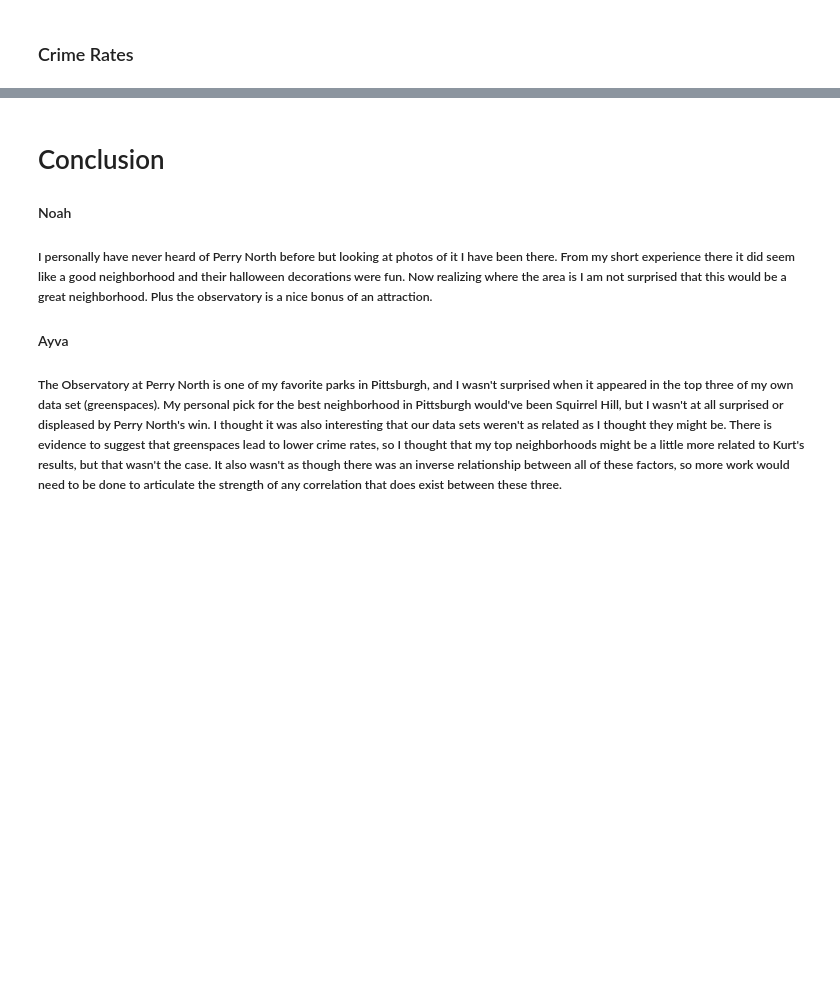
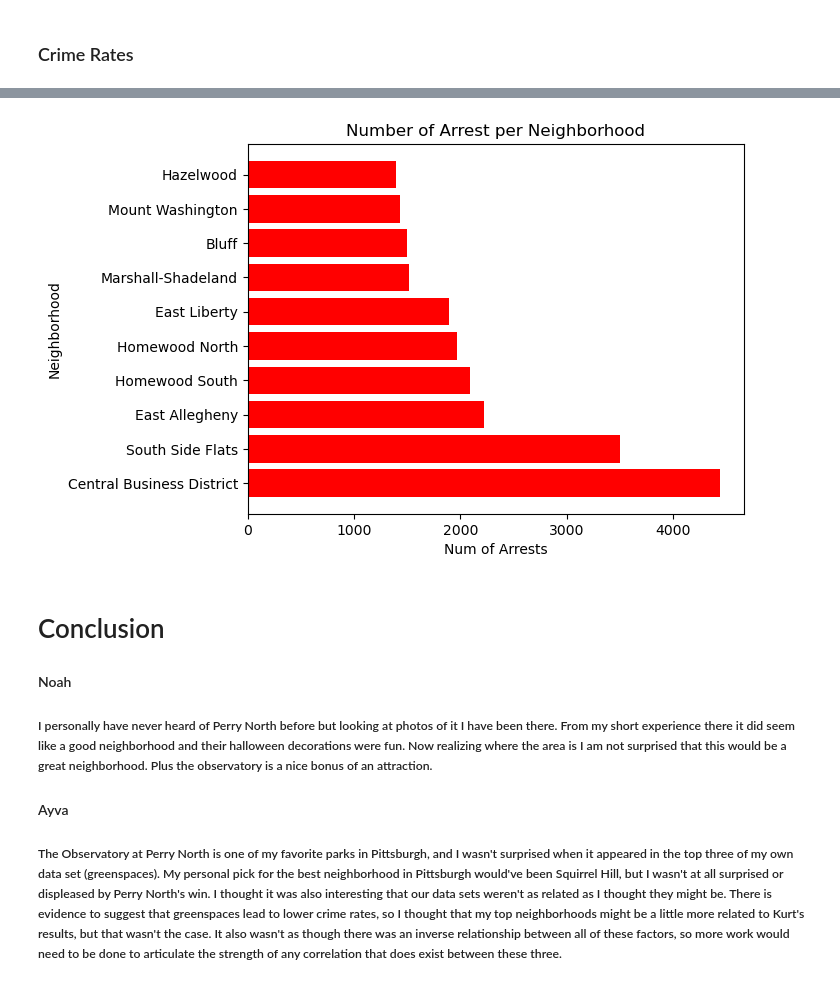
Before and after one commit to nschaab2005/CMPINF-0010-Final-Project, a Jupyter notebook: Presentation-Final.ipynb, the cells around one changed output, grey strips where cells are left out. Cells and saved outputs as stored; diff of their text form; code cells hidden in the pictures; blank space fills up the shorter version.

```diff
--- a/Presentation-Final.ipynb
+++ b/Presentation-Final.ipynb
@@ -273,3 +363,15 @@ plt.show()
+# %%
+categories = ['Central Business District', 'South Side Flats', 'East Allegheny', 'Homewood South','Homewood North', 'East Liberty', 'Marshall-Shadeland', 'Bluff','Mount Washington', 'Hazelwood']
+values = [4440, 3497, 2217, 2090, 1969, 1889, 1516, 1502, 1434, 1396]
+
+
+plt.barh(categories, values, color='red')
+plt.title('Number of Arrest per Neighborhood')
+plt.xlabel('Num of Arrests')
+plt.ylabel('Neighborhood')
+plt.show()
+# %% [output]
+[figure, added]
 # %% [markdown]
 # Conclusion
 
```
Also changed, not shown: parts of 5 cells of this notebook.
